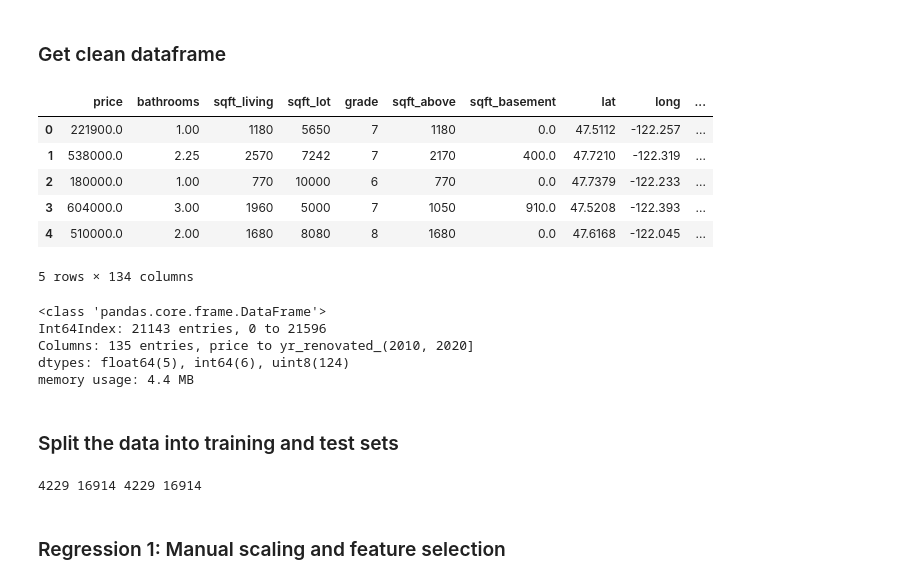
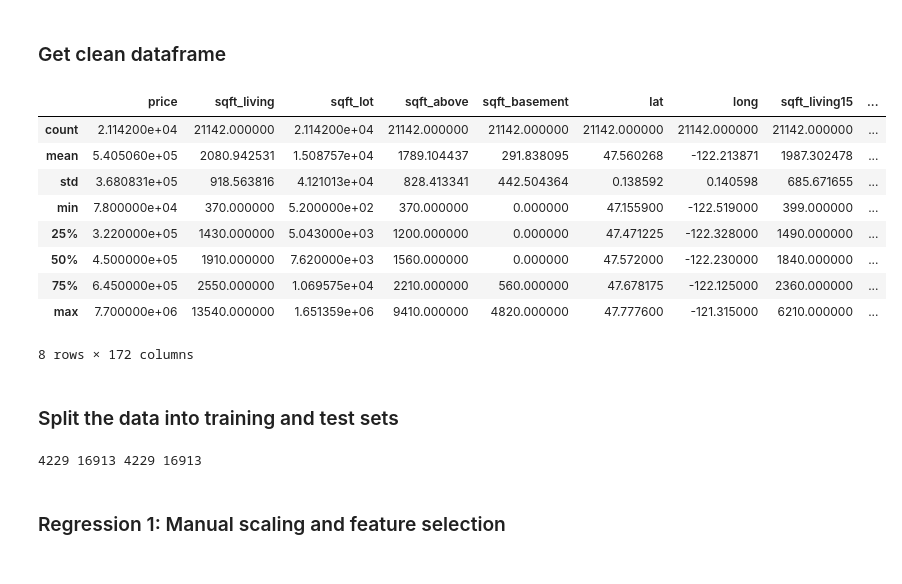
Before and after one commit to kemepley/Project_1, a Jupyter notebook: Clean_DF-Take 4.ipynb, the cells around one changed output. Saved outputs shown, nothing was run; the diff lists cells and outputs as text; code cells hidden in the pictures.

```diff
--- a/Clean_DF-Take 4.ipynb
+++ b/Clean_DF-Take 4.ipynb
@@ -47,7 +47,7 @@ def clean():
 # Get dummies
     # Note: Originally, we dropped waterfront because it had a lot of null values. Get dummies gives you the option to create a dummy for nulls or not.
     # We did that, without the null column
-    clean_house = pd.get_dummies(clean_house, columns=(['waterfront', 'view', 'floors', 'bedrooms', 'condition', 'zipcode', 'yr_built', 'yr_renovated']))
+    clean_house = pd.get_dummies(clean_house, columns=(['waterfront', 'view', 'floors', 'bedrooms', 'bathrooms','condition', 'grade','zipcode', 'yr_built', 'yr_renovated']))
 
 # Drop id, date, waterfront
 
@@ -65,23 +65,18 @@ def clean():
 # %%
 clean_house = clean()
 # %%
-clean_house.head()
+clean_house.describe()
 # %% [output]
-|  | price | bathrooms | sqft_living | sqft_lot | grade | sqft_above | sqft_basement | lat | long | ... |
-| 0 | 221900.0 | 1.00 | 1180 | 5650 | 7 | 1180 | 0.0 | 47.5112 | -122.257 | ... |
-| 1 | 538000.0 | 2.25 | 2570 | 7242 | 7 | 2170 | 400.0 | 47.7210 | -122.319 | ... |
-| 2 | 180000.0 | 1.00 | 770 | 10000 | 6 | 770 | 0.0 | 47.7379 | -122.233 | ... |
-| 3 | 604000.0 | 3.00 | 1960 | 5000 | 7 | 1050 | 910.0 | 47.5208 | -122.393 | ... |
-| 4 | 510000.0 | 2.00 | 1680 | 8080 | 8 | 1680 | 0.0 | 47.6168 | -122.045 | ... |
+|  | price | sqft_living | sqft_lot | sqft_above | sqft_basement | lat | long | sqft_living15 | ... |
+| count | 2.114200e+04 | 21142.000000 | 2.114200e+04 | 21142.000000 | 21142.000000 | 21142.000000 | 21142.000000 | 21142.000000 | ... |
+| mean | 5.405060e+05 | 2080.942531 | 1.508757e+04 | 1789.104437 | 291.838095 | 47.560268 | -122.213871 | 1987.302478 | ... |
+| std | 3.680831e+05 | 918.563816 | 4.121013e+04 | 828.413341 | 442.504364 | 0.138592 | 0.140598 | 685.671655 | ... |
+| min | 7.800000e+04 | 370.000000 | 5.200000e+02 | 370.000000 | 0.000000 | 47.155900 | -122.519000 | 399.000000 | ... |
+| 25% | 3.220000e+05 | 1430.000000 | 5.043000e+03 | 1200.000000 | 0.000000 | 47.471225 | -122.328000 | 1490.000000 | ... |
+| 50% | 4.500000e+05 | 1910.000000 | 7.620000e+03 | 1560.000000 | 0.000000 | 47.572000 | -122.230000 | 1840.000000 | ... |
+| 75% | 6.450000e+05 | 2550.000000 | 1.069575e+04 | 2210.000000 | 560.000000 | 47.678175 | -122.125000 | 2360.000000 | ... |
+| max | 7.700000e+06 | 13540.000000 | 1.651359e+06 | 9410.000000 | 4820.000000 | 47.777600 | -121.315000 | 6210.000000 | ... |
-5 rows × 134 columns
+8 rows × 172 columns
-# %%
-clean_house.info()
-# %% [output]
-<class 'pandas.core.frame.DataFrame'>
-Int64Index: 21143 entries, 0 to 21596
-Columns: 135 entries, price to yr_renovated_(2010, 2020]
-dtypes: float64(5), int64(6), uint8(124)
-memory usage: 4.4 MB
 # %% [markdown]
 ### Split the data into training and test sets
 # %%
@@ -95,7 +90,7 @@ y = clean_house["price"] #target
 X_train,X_test,y_train,y_test=train_test_split(X,y,test_size=0.2,random_state=3)
 print(len(X_test), len(X_train), len(y_test), len(y_train))
 # %% [output]
-4229 16914 4229 16914
+4229 16913 4229 16913
 # %% [markdown]
 ### Regression 1: Manual scaling and feature selection
 # %%
```
Also changed, not shown: parts of 30 cells of this notebook, 7 other files.
